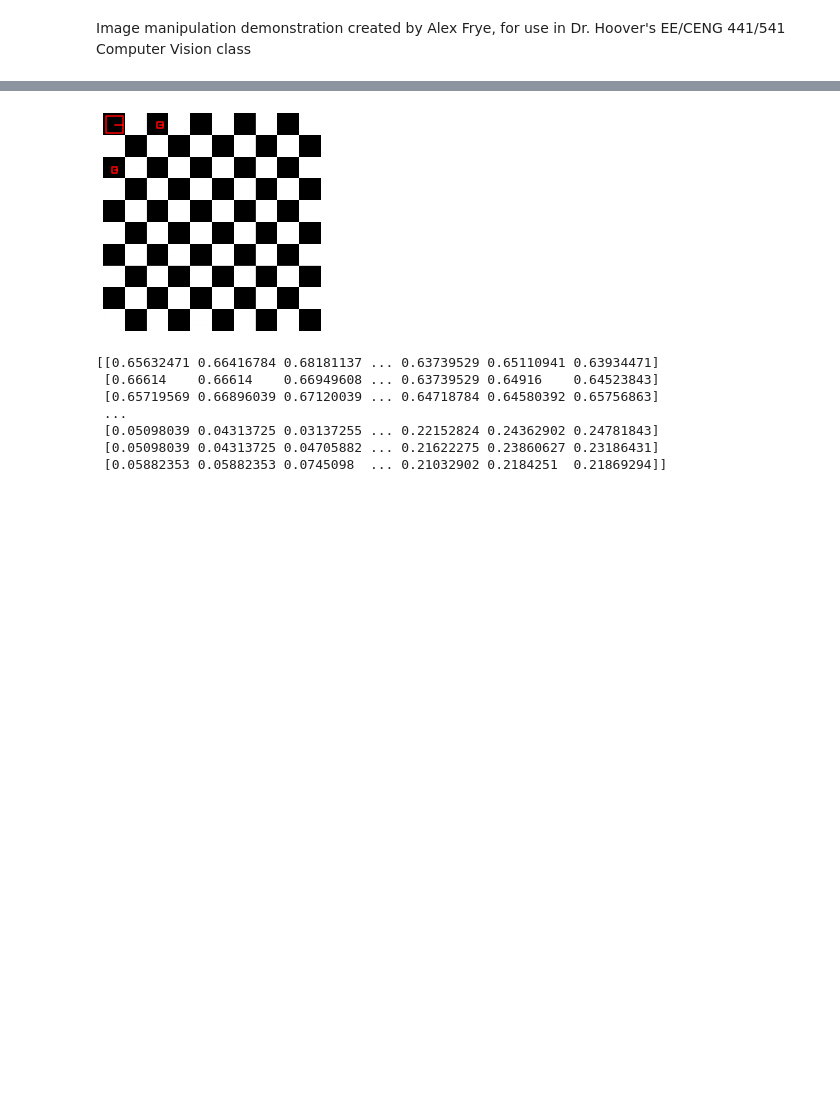
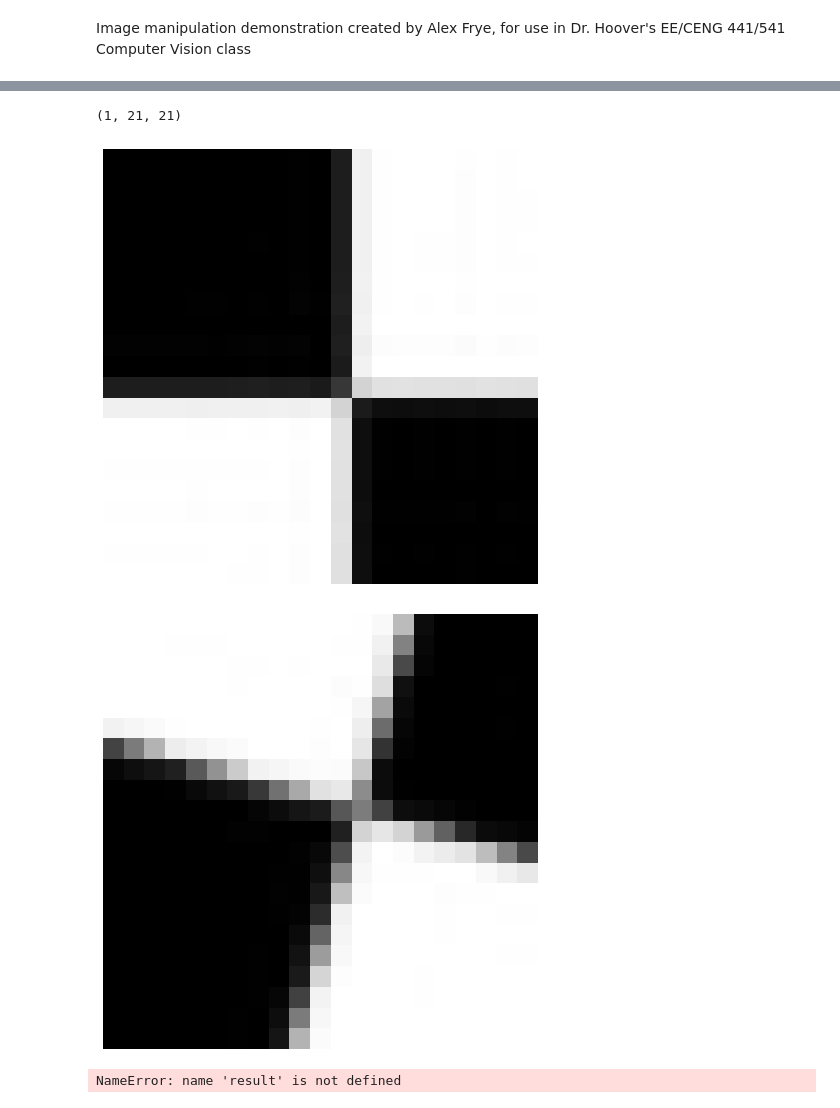
Before and after one commit to afrye51/EE541_CV, a Jupyter notebook: Lab2/Lab_2.ipynb, the cells around one changed output, grey strips where cells are left out. Drawn from its saved outputs; the diff is of its cells as text; code cells hidden in the pictures; blank space fills up the shorter version.

```diff
--- a/Lab2/Lab_2.ipynb
+++ b/Lab2/Lab_2.ipynb
@@ -96,22 +91,46 @@ ajacent_images([im1, harris1, harris1_filt])
 # %%
-fg = plt.figure(1)
-plt.imshow(im_checkerboard)
-plt.axis('off')
-showFeatures([100, 100], 150, 0)
-showFeatures([500, 100], 50, 0)
-showFeatures([100, 500], 50, 0)
+#fg = plt.figure(1)
+#plt.imshow(im_checkerboard_gray, cmap='gray')
+#plt.axis('off')
+#showFeatures([100, 100], 150, 0.8)
+#showFeatures([500, 100], 50, 0)
+#showFeatures([100, 500], 50, 0)
+#ajacent_images(rotate(im_checkerboard_gray, 23))
+ajacent_images(grab_box(im_checkerboard_gray, [190, 190], 20))
+ajacent_images(rotate_and_resize(im_checkerboard_gray, [190, 190], 1.3, 20))
+
+#im = im_yosemite_gray[0]
+#check, theta = detect_corners_harris(im, 3, 5)
+#check_filt, check_filt2, result = local_maxima_descent(check, 3, 0.3)
+#ajacent_images([im, check, check_filt, check_filt2])
 # %% [output]
+(1, 21, 21)
-[figure, old version]
+[figure, new version]
+[figure, added]
-# %%
-print(im0)
-# %% [output]
-[[0.65632471 0.66416784 0.68181137 ... 0.63739529 0.65110941 0.63934471]
- [0.66614    0.66614    0.66949608 ... 0.63739529 0.64916    0.64523843]
- [0.65719569 0.66896039 0.67120039 ... 0.64718784 0.64580392 0.65756863]
- ...
- [0.05098039 0.04313725 0.03137255 ... 0.22152824 0.24362902 0.24781843]
- [0.05098039 0.04313725 0.04705882 ... 0.21622275 0.23860627 0.23186431]
- [0.05882353 0.05882353 0.0745098  ... 0.21032902 0.2184251  0.21869294]]
+# %%
+index = np.split(result, 2, axis=1)
+angles = theta[tuple(index)]
+mag = check_filt2[tuple(index)]
+#print(angles)
+print(mag)
+#print([result[0][1], result[0][0]][0])
+
+ajacent_images(im)
+#fg = plt.figure(1)
+#plt.imshow(im, cmap='gray')
+#plt.axis('off')
+
+for i in range(len(angles)):
+    showFeatures([result[i][1], result[i][0]], 50 * mag[i][0], theta[i][0])
+i = 1
+box = grab_box(im, [result[i][1], result[i][0]], 9)
+print(np.shape(box))
+ajacent_images(box)
+print([result[i][1], result[i][0]], 5 * mag[i][0], theta[i][0])
+#print(box)
+showFeatures([4, 4], 10 * mag[i][0], theta[i][0])
+# %% [output]
+NameError: name 'result' is not defined
 # %%
 regions = []
 regions.append([0, 0, 0])
```
Also changed, not shown: parts of 8 cells of this notebook, 1 other file.
